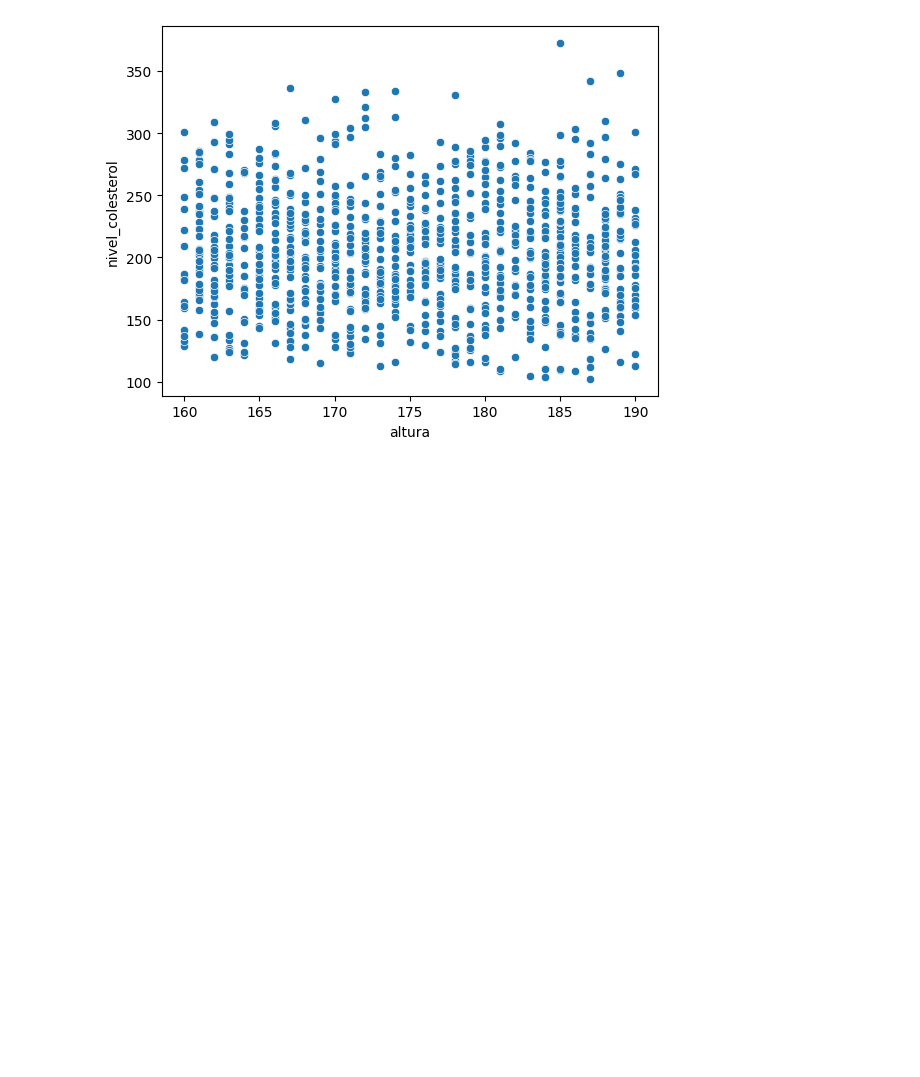
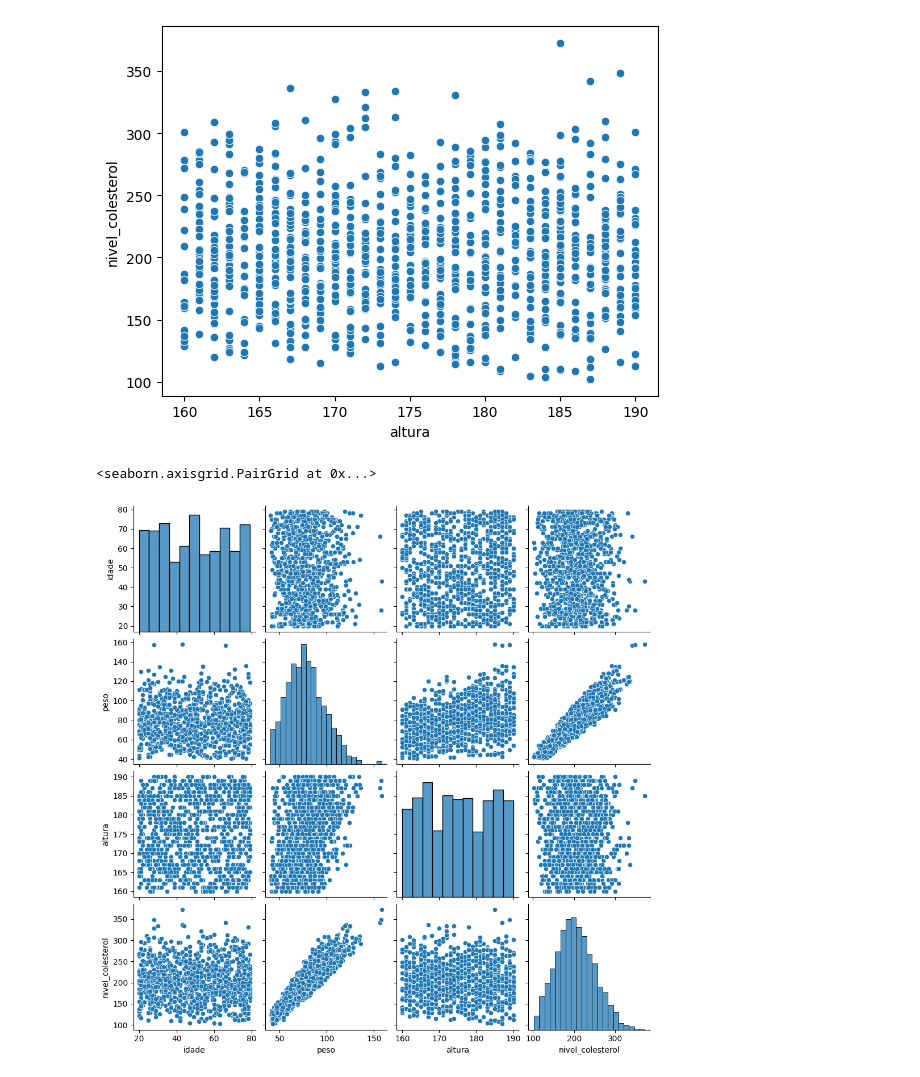
Before and after one commit to felipesanderp/regrassao-linear-multipla-ia-python, a Jupyter notebook: modelo_colesterol.ipynb, the cells around one changed output. Drawn from its saved outputs; the diff is of its cells as text; code cells hidden in the pictures; blank space fills up the shorter version.

Commit message:
pairplot

```diff
--- a/modelo_colesterol.ipynb
+++ b/modelo_colesterol.ipynb
@@ -193,3 +193,8 @@ sns.scatterplot(data=df_colesterol_eda, x='altura', y='nivel_colesterol')
 # %% [output]
 <Axes: xlabel='altura', ylabel='nivel_colesterol'>
 [figure]
+# %%
+sns.pairplot(df_colesterol_eda)
+# %% [output]
+<seaborn.axisgrid.PairGrid at 0x...>
+[figure, added]
```
